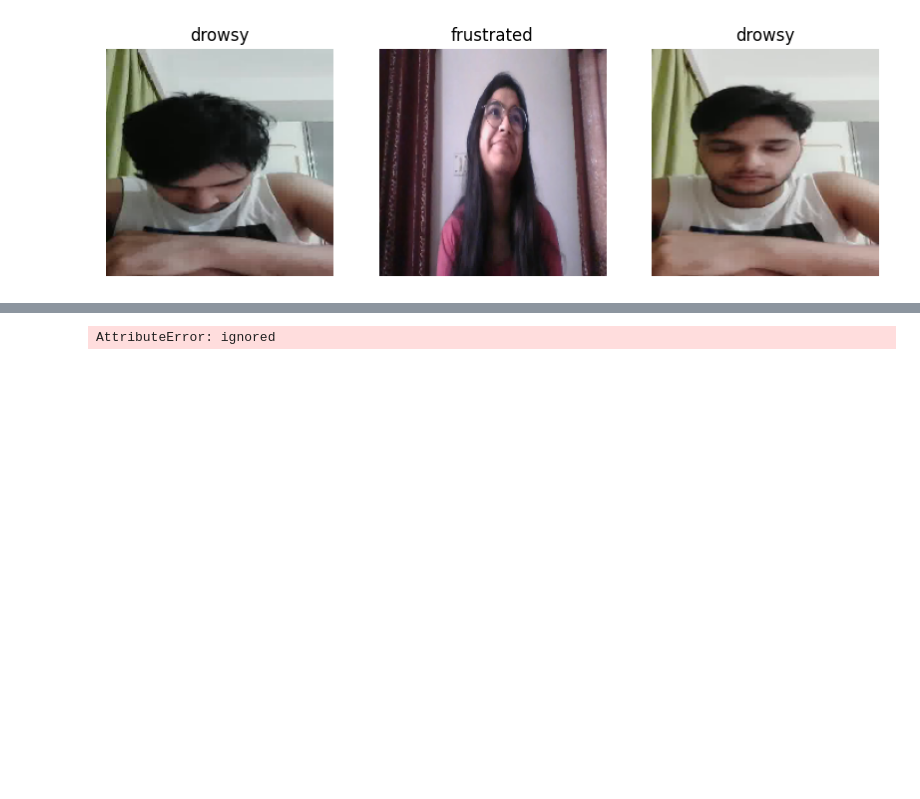
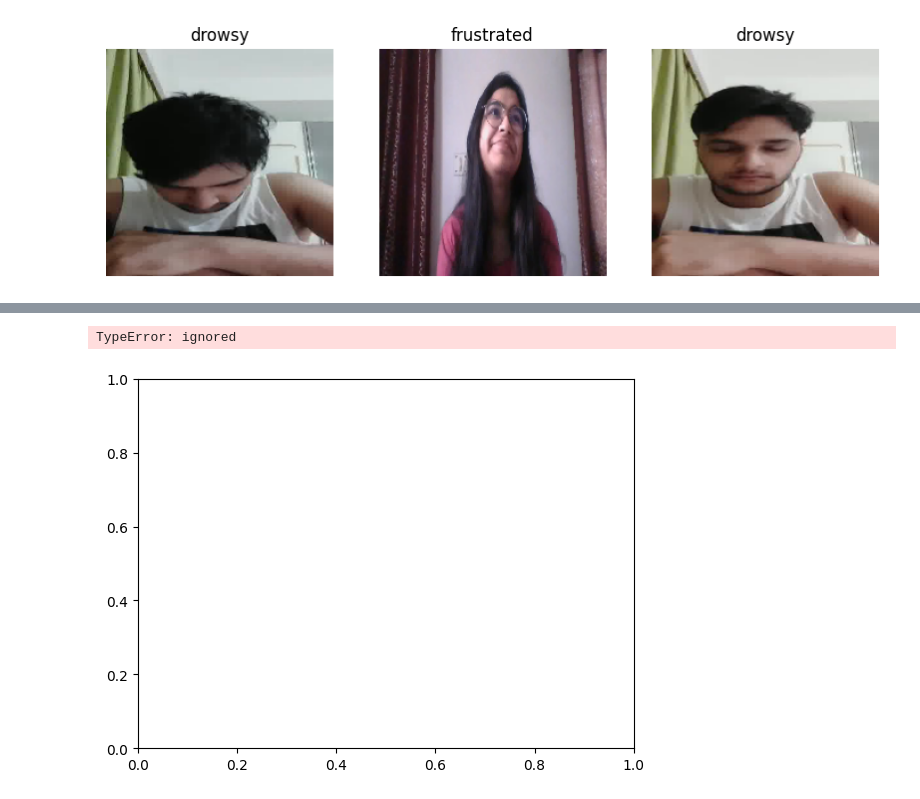
Before and after one commit to ayarii/learner-engagement, a Jupyter notebook: learner_'s_engagement.ipynb, the cells around one changed output, grey strips where cells are left out. Saved outputs shown, nothing was run; the diff lists cells and outputs as text; code cells hidden in the pictures; blank space fills up the shorter version.

```diff
--- a/learner_'s_engagement.ipynb
+++ b/learner_'s_engagement.ipynb
@@ -246,11 +254,17 @@ Trainable params: 261,814
 Non-trainable params: 0
 _________________________________________________________________
-# %%
-print(model.best_params_)
-print(model.best_score_ )
-print(model.cv_results_)
-# %% [output]
-AttributeError: ignored
+# %%
+# Tracer la courbe de suivi de l'entraînement
+plt.plot(train_data, label='Entraînement')
+plt.plot(val_data, label='Validation')
+plt.xlabel('Étape d\'entraînement')
+plt.ylabel('Erreur')
+plt.title('Courbe de suivi de l\'entraînement')
+plt.legend()
+plt.show()
+# %% [output]
+TypeError: ignored
+[figure, added]
 # %%
 # Cette ligne importe la bibliothèque "files" de Google Colab, qui permet de charger des fichiers depuis votre ordinateur vers l'environnement Colab.
 from google.colab import files
```
Also changed, not shown: parts of 4 cells of this notebook.
